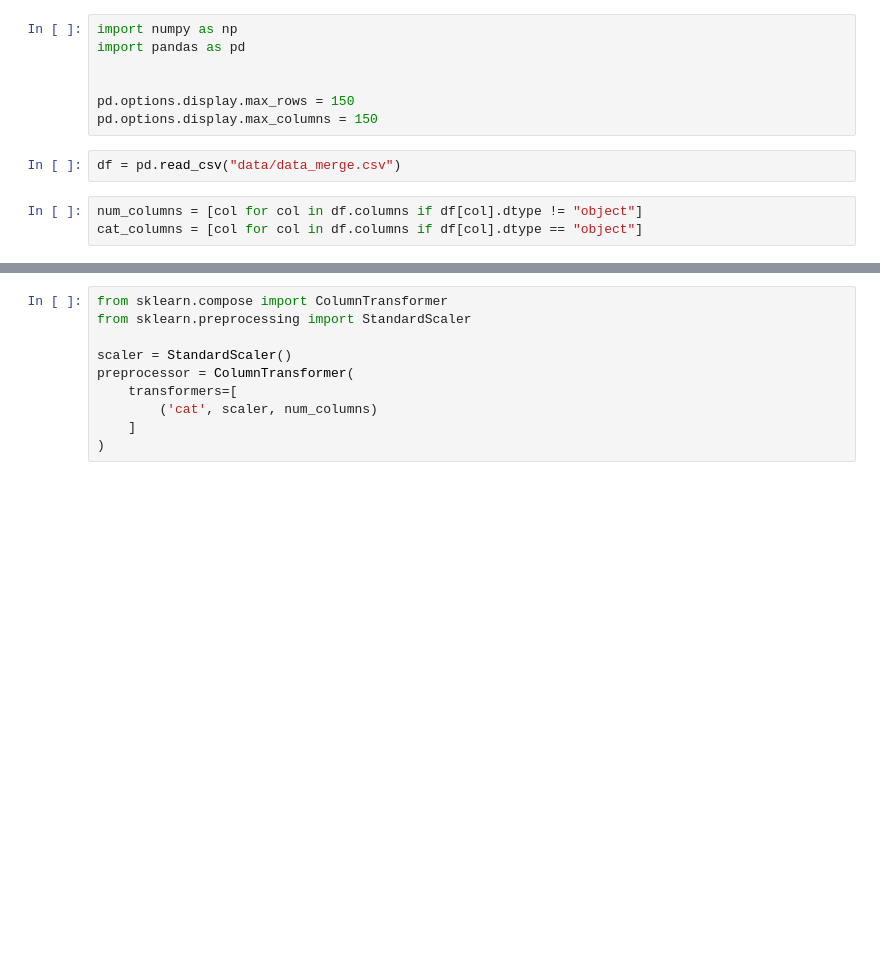
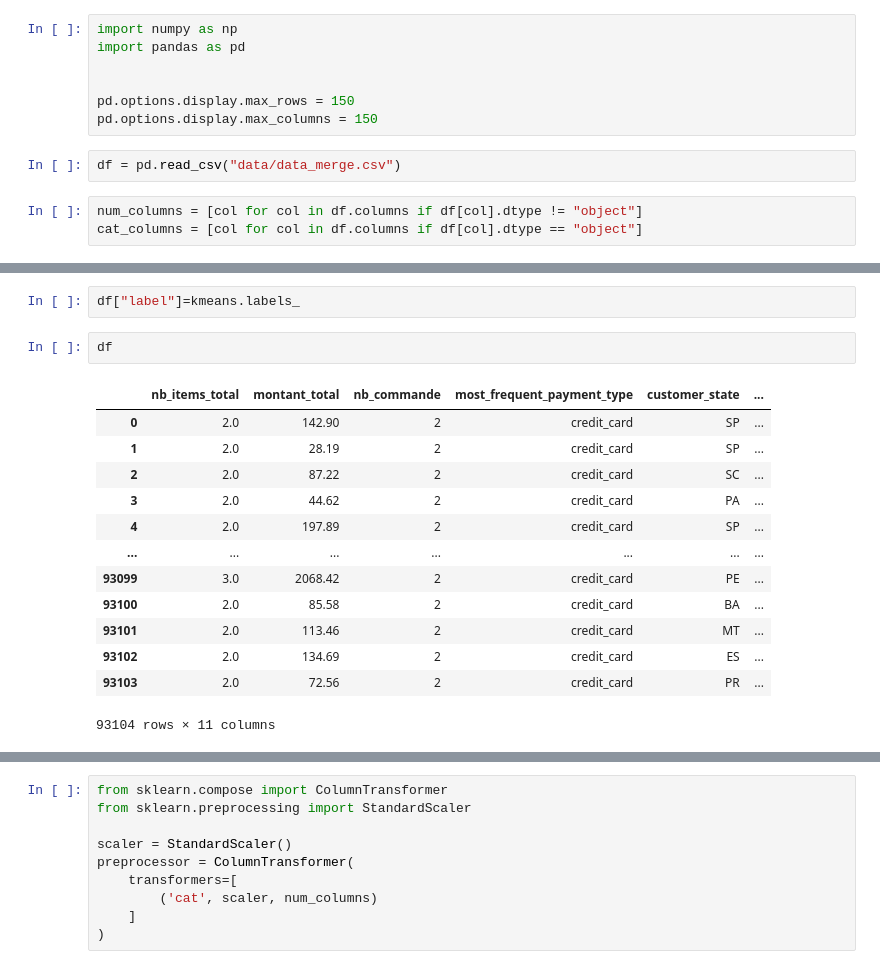
Before and after one commit to StevenDelval/segmentation_client, a Jupyter notebook: model.ipynb, the cells around one changed output, grey strips where cells are left out. Saved outputs shown, nothing was run; the diff lists cells and outputs as text; blank space fills up the shorter version.

```diff
--- a/model.ipynb
+++ b/model.ipynb
@@ -129,0 +111,18 @@ for center in kmeans.cluster_centers_:
+# %%
+df["label"]=kmeans.labels_
+# %%
+df
+# %% [output]
+|  | nb_items_total | montant_total | nb_commande | most_frequent_payment_type | customer_state | ... |
+| 0 | 2.0 | 142.90 | 2 | credit_card | SP | ... |
+| 1 | 2.0 | 28.19 | 2 | credit_card | SP | ... |
+| 2 | 2.0 | 87.22 | 2 | credit_card | SC | ... |
+| 3 | 2.0 | 44.62 | 2 | credit_card | PA | ... |
+| 4 | 2.0 | 197.89 | 2 | credit_card | SP | ... |
+| ... | ... | ... | ... | ... | ... | ... |
+| 93099 | 3.0 | 2068.42 | 2 | credit_card | PE | ... |
+| 93100 | 2.0 | 85.58 | 2 | credit_card | BA | ... |
+| 93101 | 2.0 | 113.46 | 2 | credit_card | MT | ... |
+| 93102 | 2.0 | 134.69 | 2 | credit_card | ES | ... |
+| 93103 | 2.0 | 72.56 | 2 | credit_card | PR | ... |
+93104 rows × 11 columns
```
Also changed, not shown: parts of 21 cells of this notebook, 2 other files.
